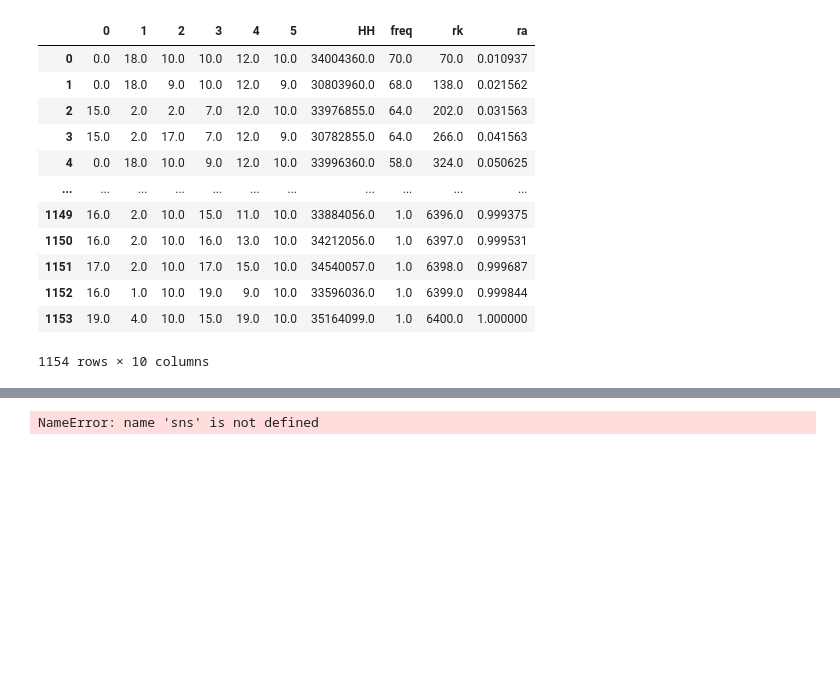
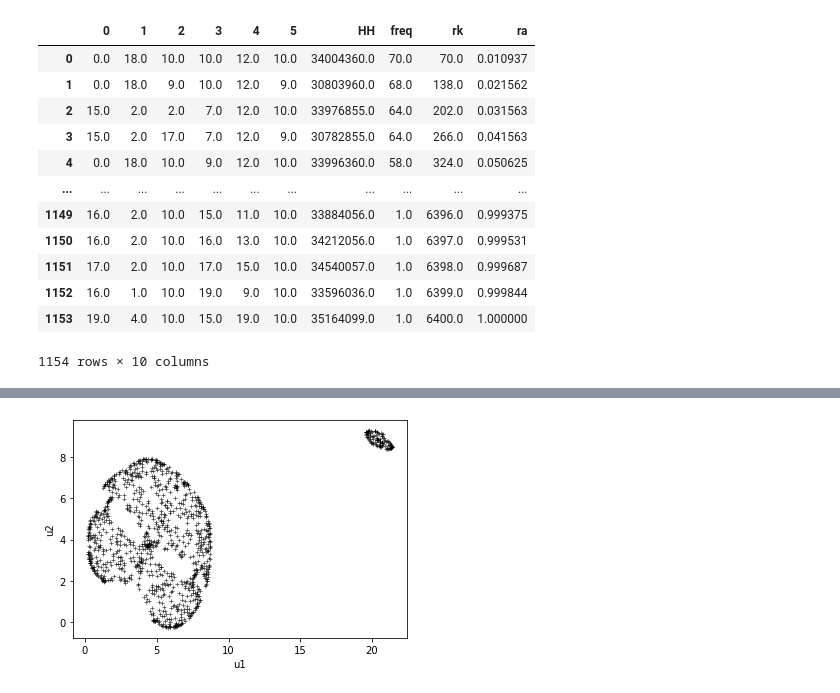
Before and after one commit to ViskaWei/hill-sketch, a Jupyter notebook: hillSketch/hill_sketch.ipynb, the cells around one changed output, grey strips where cells are left out. Cells and saved outputs as stored; diff of their text form; code cells hidden in the pictures; blank space fills up the shorter version.

```diff
--- a/hillSketch/hill_sketch.ipynb
+++ b/hillSketch/hill_sketch.ipynb
@@ -73,7 +131,7 @@ from
 # %%
-umapT = get_umap_pd(dfHH, ftr=None,isPlot=True)
+umapT = get_umap_pd(dfHH, dimPCA=dimPCA, ftr=None,isPlot=True)
 # %% [output]
-NameError: name 'sns' is not defined
+[figure, added]
 # %%
 kmap = get_kmean_lbl(dfHH, 10, u1 = 'u1', u2 = 'u2')
 # %%
```
Also changed, not shown: parts of 14 cells of this notebook, 3 other files.
